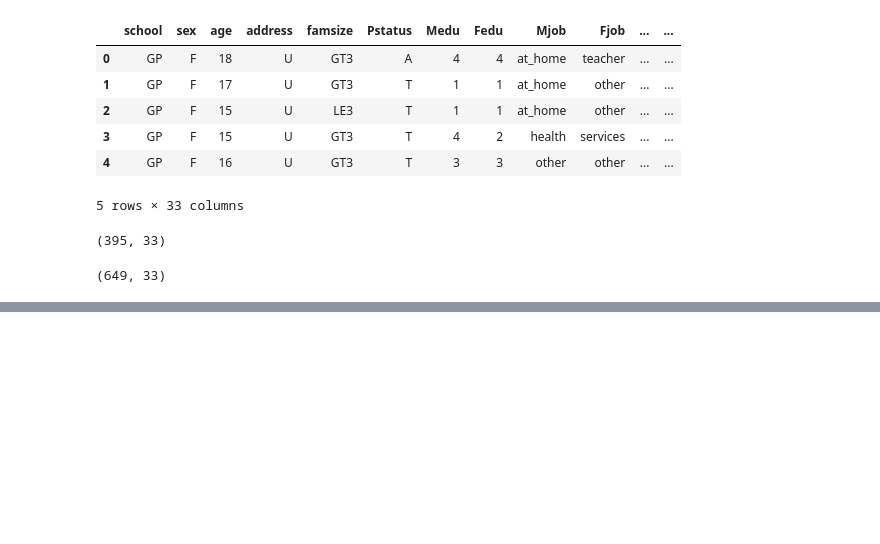
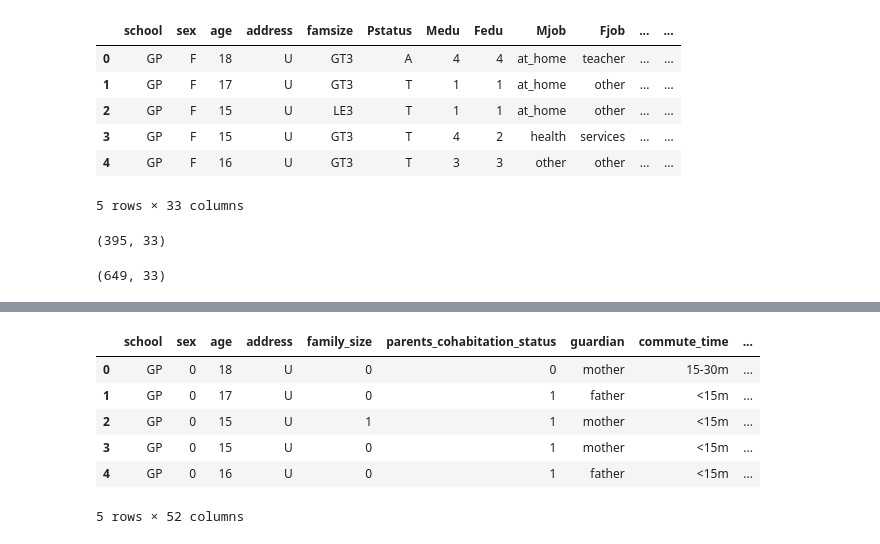
Before and after one commit to jindukwentua/predicting-students-performance, a Jupyter notebook: notebooks/student_performance.ipynb, the cells around one changed output, grey strips where cells are left out. Saved outputs shown, nothing was run; the diff lists cells and outputs as text; code cells hidden in the pictures; blank space fills up the shorter version.

```diff
--- a/notebooks/student_performance.ipynb
+++ b/notebooks/student_performance.ipynb
@@ -41,0 +133,7 @@ train_data_1.shape
+# %%
+student_df['commute_time'] = student_df['commute_time'].map({1: '<15m', 2: '15-30m', 3: '30-1h', 4: '>1h'})
+
+student_df['study_time'] = student_df['study_time'].map({1: '<2h', 2: '2-5h', 3: '5-10h', 4: '>10h'})
+# %%
+student_df[['mother_education','father_education','family_quality','go_out_with_friends','weekday_alcohol_usage','weekend_alcohol_usage','health']] = \
+student_df[['mother_education','father_education','family_quality','go_out_with_friends','weekday_alcohol_usage','weekend_alcohol_usage','health']].astype('object')
@@ -41,0 +145,2 @@ train_data_1.shape
+# %%
+multiple = ["mother_education", "father_education", "father_job", "mother_job", "reason"]
@@ -41,0 +152,2 @@ train_data_1.shape
+# %%
+df = pd.get_dummies(student_df, columns=multiple, prefix=multiple)
@@ -41,0 +157,10 @@ train_data_1.shape
+# %%
+df.head()
+# %% [output]
+|  | school | sex | age | address | family_size | parents_cohabitation_status | guardian | commute_time | ... |
+| 0 | GP | 0 | 18 | U | 0 | 0 | mother | 15-30m | ... |
+| 1 | GP | 0 | 17 | U | 0 | 1 | father | <15m | ... |
+| 2 | GP | 0 | 15 | U | 1 | 1 | mother | <15m | ... |
+| 3 | GP | 0 | 15 | U | 0 | 1 | mother | <15m | ... |
+| 4 | GP | 0 | 16 | U | 0 | 1 | father | <15m | ... |
+5 rows × 52 columns
```
Also changed, not shown: parts of 36 cells of this notebook, 3 other files.
